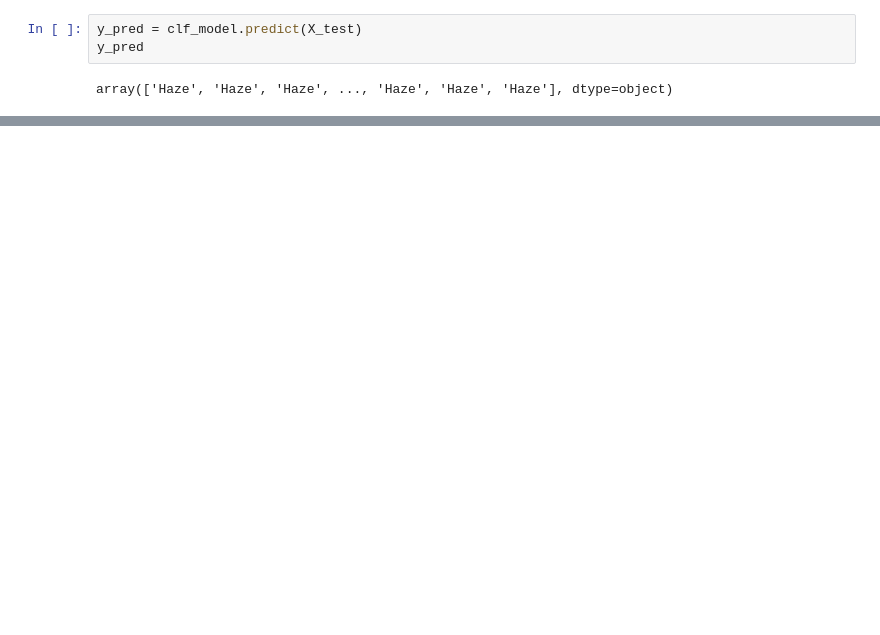
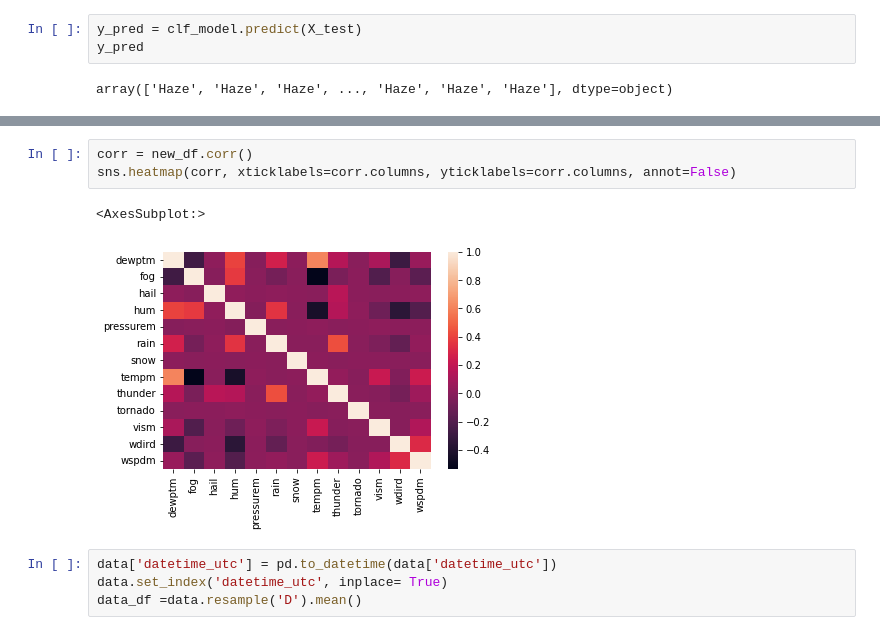
Before and after one commit to rankx034/final-project, a Jupyter notebook: DecisionTreeModel.ipynb, the cells around one changed output, grey strips where cells are left out. Cells and saved outputs as stored; diff of their text form; blank space fills up the shorter version.

```diff
--- a/DecisionTreeModel.ipynb
+++ b/DecisionTreeModel.ipynb
@@ -188,0 +225,10 @@ weighted avg       0.90      0.90      0.90     20165
+# %%
+corr = new_df.corr()
+sns.heatmap(corr, xticklabels=corr.columns, yticklabels=corr.columns, annot=False)
+# %% [output]
+<AxesSubplot:>
+[figure, added]
+# %%
+data['datetime_utc'] = pd.to_datetime(data['datetime_utc'])
+data.set_index('datetime_utc', inplace= True)
+data_df =data.resample('D').mean()
```
Also changed, not shown: parts of 23 cells of this notebook.
